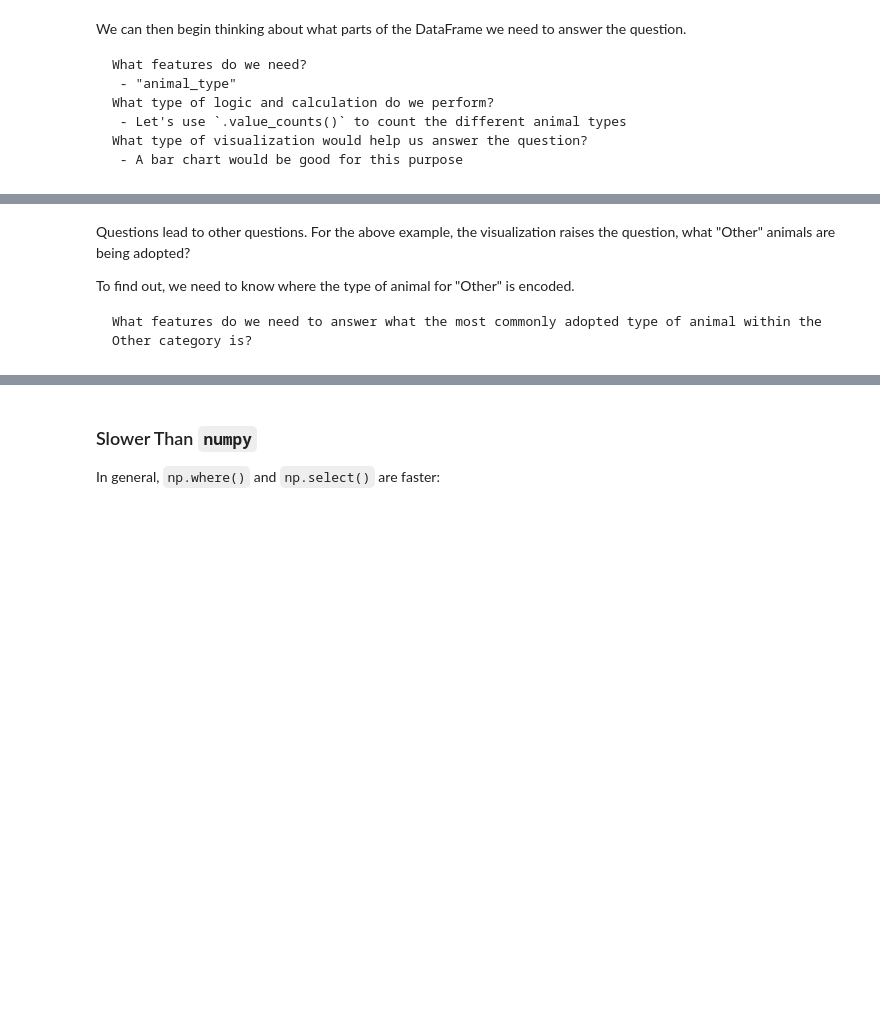
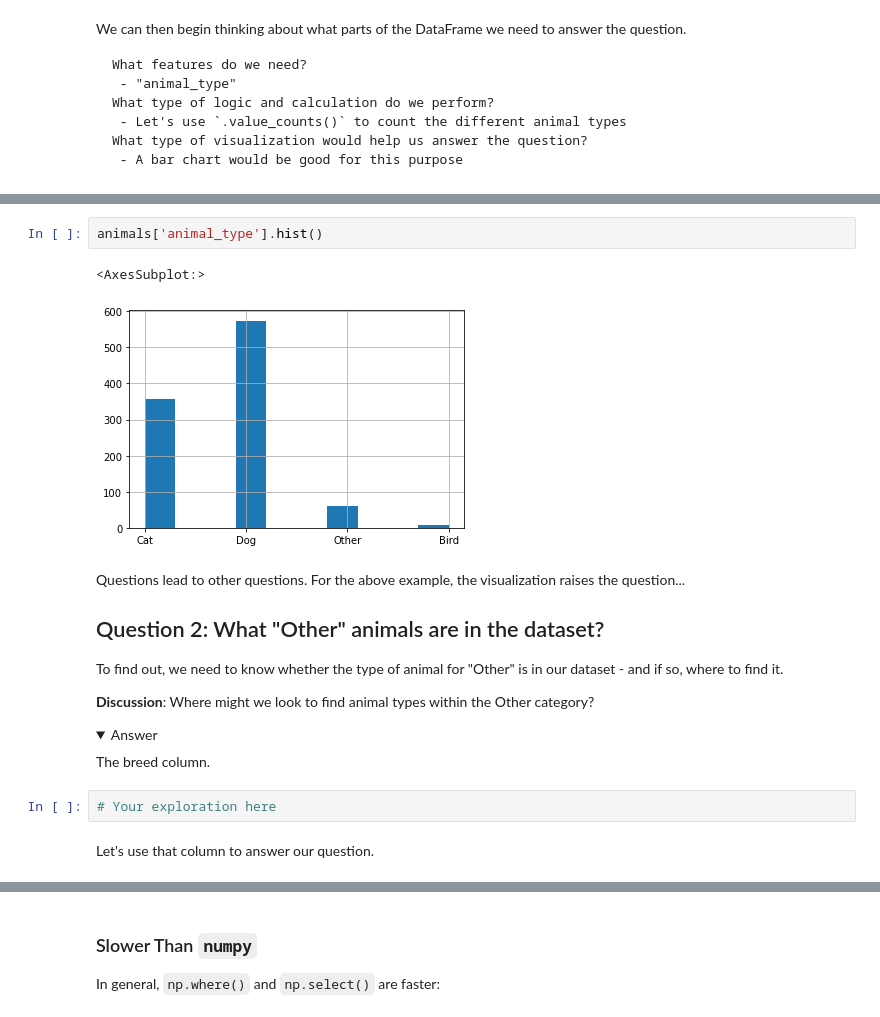
Before and after one commit to smashley-eakland/ds-pandas_data_cleaning-opw32, a Jupyter notebook: pandas2.ipynb, the cells around one changed output, grey strips where cells are left out. Saved outputs shown, nothing was run; the diff lists cells and outputs as text; folded sections open; blank space fills up the shorter version.

```diff
--- a/pandas2.ipynb
+++ b/pandas2.ipynb
@@ -71,8 +137,26 @@ ax.set_xlabel('count');
+# %%
+animals['animal_type'].hist()
+# %% [output]
+<AxesSubplot:>
+[figure, added]
 # %% [markdown]
-Questions lead to other questions. For the above example, the visualization raises the question, what "Other" animals are being adopted?
+Questions lead to other questions. For the above example, the visualization raises the question...
 
-To find out, we need to know where the type of animal for "Other" is encoded.
+## Question 2: What "Other" animals are in the dataset?
 
-    What features do we need to answer what the most commonly adopted type of animal within the Other category is?
+To find out, we need to know whether the type of animal for "Other" is in our dataset - and if so, where to find it.
+
+**Discussion**: Where might we look to find animal types within the Other category?
+
+<details>
+    <summary>
+        Answer
+    </summary>
+        The breed column.
+</details>
+# %%
+# Your exploration here
+# %% [markdown]
+Let's use that column to answer our question.
 # %%
 animals[animals['animal_type'] == 'Other']['breed'].value_counts()
```
Also changed, not shown: parts of 61 cells of this notebook.
